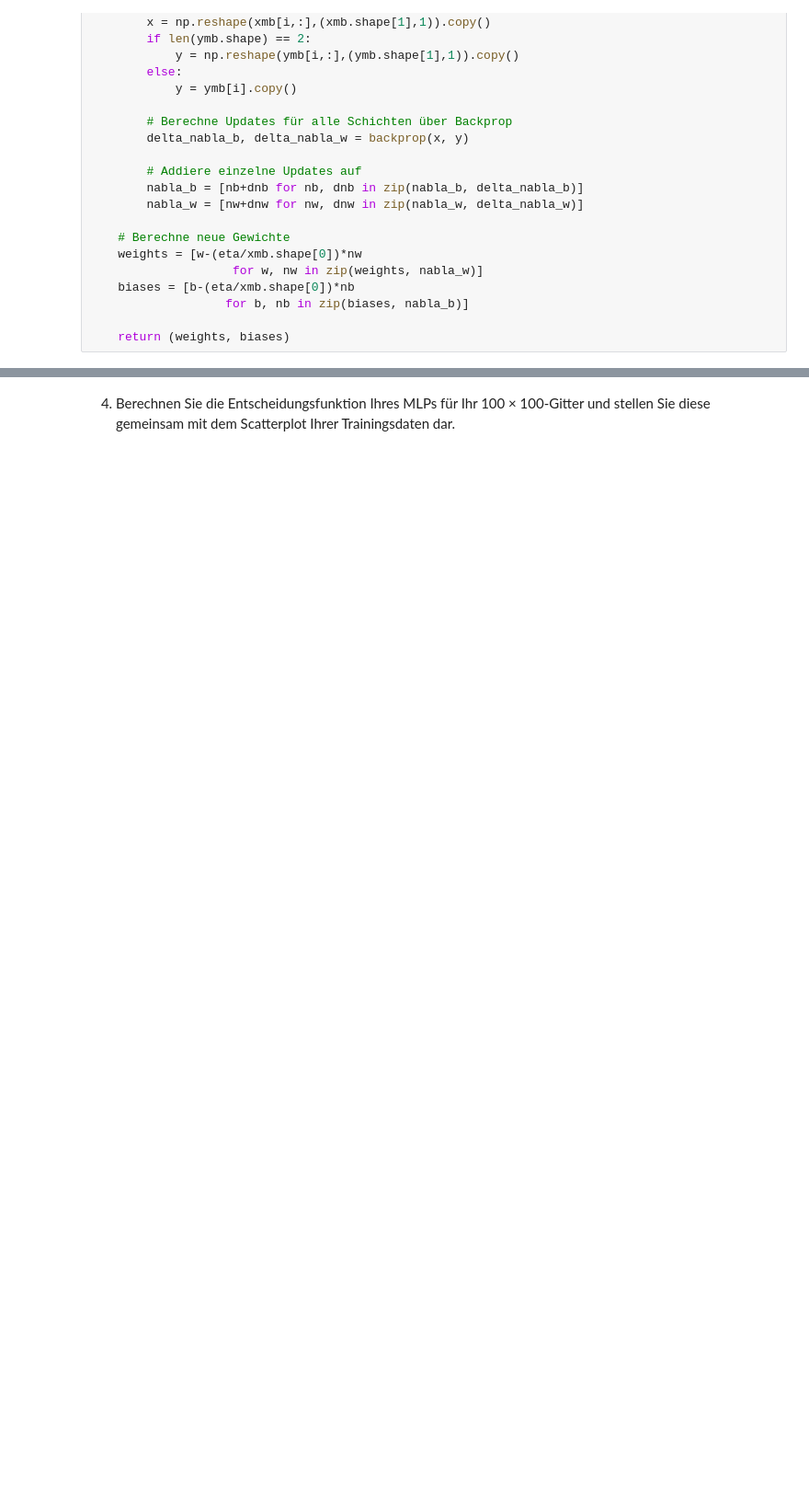
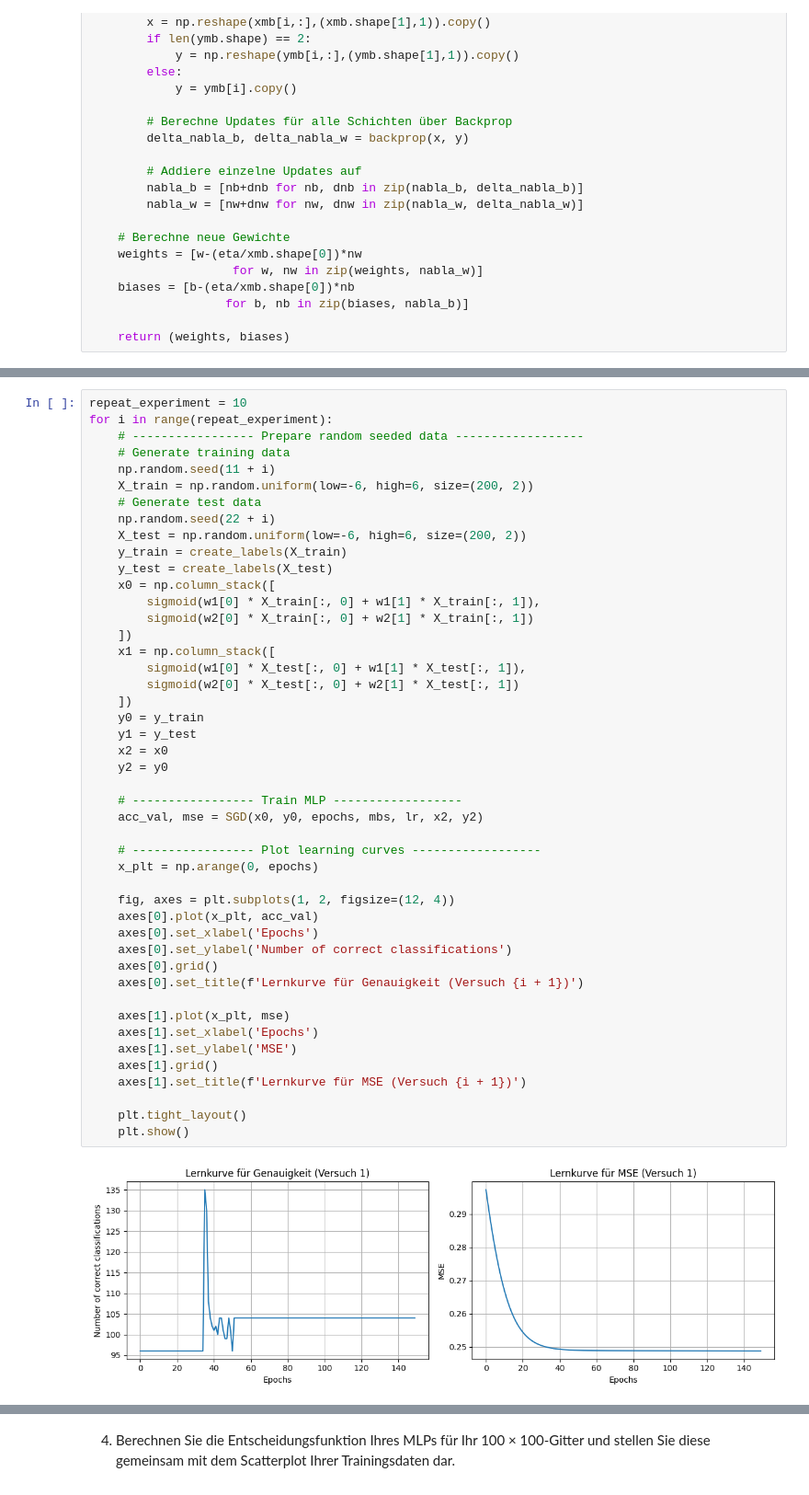
Before and after one commit to PhilNeu13/msi-dl, a Jupyter notebook: Exercise-1/02-mlp.ipynb, the cells around one changed output, grey strips where cells are left out. Shown at 92% size. Cells and saved outputs as stored; diff of their text form; blank space fills up the shorter version.

Commit message:
task2.3: fixed the MSE plot

```diff
--- a/Exercise-1/02-mlp.ipynb
+++ b/Exercise-1/02-mlp.ipynb
@@ -261,0 +198,48 @@ plt.show()
+# %%
+repeat_experiment = 10
+for i in range(repeat_experiment):
+    # ----------------- Prepare random seeded data ------------------
+    # Generate training data
+    np.random.seed(11 + i)
+    X_train = np.random.uniform(low=-6, high=6, size=(200, 2))
+    # Generate test data
+    np.random.seed(22 + i)
+    X_test = np.random.uniform(low=-6, high=6, size=(200, 2))
+    y_train = create_labels(X_train)
+    y_test = create_labels(X_test)
+    x0 = np.column_stack([
+        sigmoid(w1[0] * X_train[:, 0] + w1[1] * X_train[:, 1]),
+        sigmoid(w2[0] * X_train[:, 0] + w2[1] * X_train[:, 1])
+    ])
+    x1 = np.column_stack([
+        sigmoid(w1[0] * X_test[:, 0] + w1[1] * X_test[:, 1]),
+        sigmoid(w2[0] * X_test[:, 0] + w2[1] * X_test[:, 1])
+    ])
+    y0 = y_train
+    y1 = y_test
+    x2 = x0
+    y2 = y0
+
+    # ----------------- Train MLP ------------------
+    acc_val, mse = SGD(x0, y0, epochs, mbs, lr, x2, y2)
+
+    # ----------------- Plot learning curves ------------------
+    x_plt = np.arange(0, epochs)
+
+    fig, axes = plt.subplots(1, 2, figsize=(12, 4))
+    axes[0].plot(x_plt, acc_val)
+    axes[0].set_xlabel('Epochs')
+    axes[0].set_ylabel('Number of correct classifications')
+    axes[0].grid()
+    axes[0].set_title(f'Lernkurve für Genauigkeit (Versuch {i + 1})')
+
+    axes[1].plot(x_plt, mse)
+    axes[1].set_xlabel('Epochs')
+    axes[1].set_ylabel('MSE')
+    axes[1].grid()
+    axes[1].set_title(f'Lernkurve für MSE (Versuch {i + 1})')
+
+    plt.tight_layout()
+    plt.show()
+# %% [output]
+[figure, added]
```
Also changed, not shown: parts of 8 cells of this notebook.
